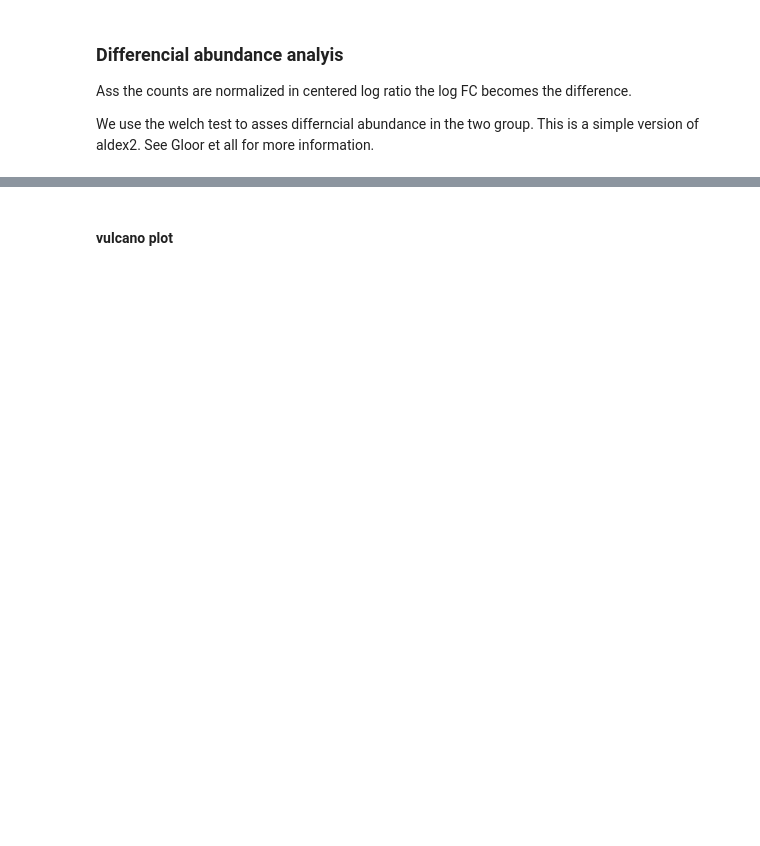
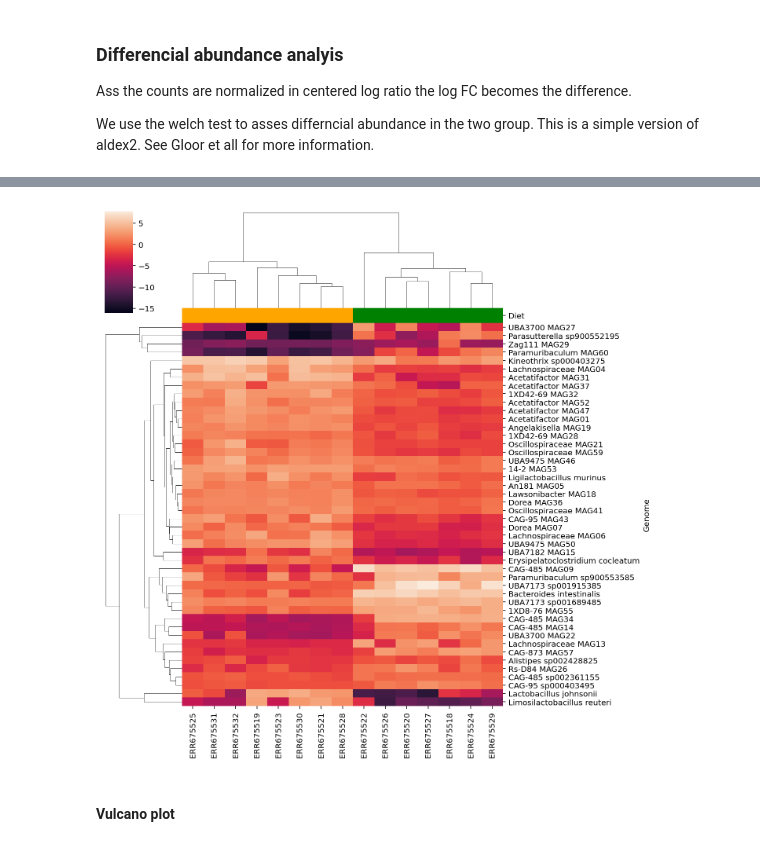
Before and after one commit to metagenome-atlas/Tutorial, a Jupyter notebook: Python/Differential_abundance.ipynb, the cells around one changed output, grey strips where cells are left out. Saved outputs shown, nothing was run; the diff lists cells and outputs as text; code cells hidden in the pictures; blank space fills up the shorter version.

```diff
--- a/Python/Differential_abundance.ipynb
+++ b/Python/Differential_abundance.ipynb
@@ -129,6 +157,9 @@ _,p= ttest_ind(data.loc[ metadata.query('Diet=="HF"').index ],
          )
 
 Stats['Pvalue']= p
+
+Stats['Pvalue_BH'] = correct_pvalues_for_multiple_testing(p)
+
 Stats['logP']= -np.log10(Stats.Pvalue)
 Stats['Name']= Labels
 # %% [markdown]
@@ -138,20 +167,21 @@ Correcting form multiple testing would be even better
 # %%
 data.columns.name='Genome'
 group_color=metadata.Diet.map({'HF':'orange','chow':'green'})
 
-sig_data= data.T.loc[Stats.Pvalue<0.01]
+sig_data= data.T.loc[Stats.Pvalue_BH<0.1]
 
 cmp=sns.clustermap(sig_data,
             row_cluster=True,
              yticklabels= Labels.loc[sig_data.index],
                col_colors= group_color,
               );
 
 
-
-cmp.savefig('../images/heatmap.jpg',dpi=200)
+cmp.savefig('../media/heatmap.jpg',dpi=200)
+# %% [output]
+[figure, added]
 # %% [markdown]
-#### vulcano plot
+#### Vulcano plot
 # %%
 
 #non interactive plot
```
Also changed, not shown: parts of 13 cells of this notebook, 2 other files.
